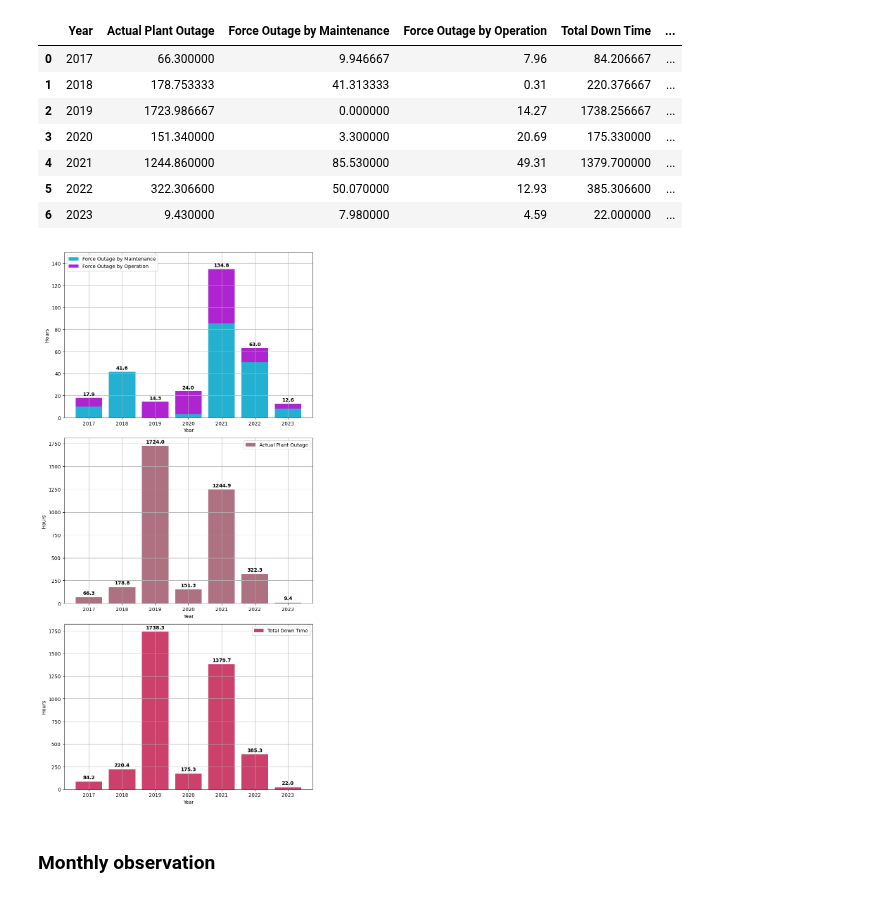
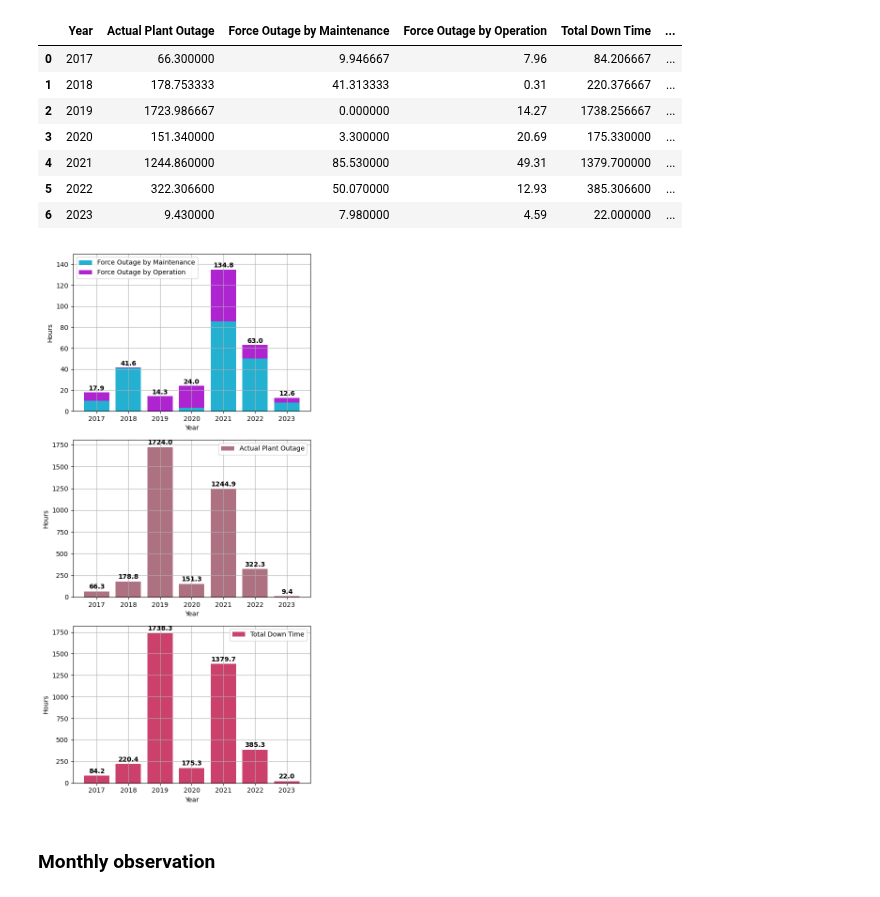
Before and after one commit to mekatronik-achmadi/Predict-CBM, a Jupyter notebook: Vale/Docs/DataPA/pa_data_analysis.ipynb, the cells around one changed output. Drawn from its saved outputs; the diff is of its cells as text; code cells hidden in the pictures.

```diff
--- a/Vale/Docs/DataPA/pa_data_analysis.ipynb
+++ b/Vale/Docs/DataPA/pa_data_analysis.ipynb
@@ -197,7 +197,7 @@ df_data_resume
 | 6 | 2023 | 9.430000 | 7.980000 | 4.59 | 22.000000 | ... |
 # %%
 # create the plot
-fig = plt.figure(figsize=(8, 16))
+fig = plt.figure(figsize=(6, 12))
 
 # first axis
 ax = fig.add_subplot(311)
@@ -245,34 +245,34 @@ for i, total in enumerate(totals):
     ax2.text(totals.index[i], total+y_offset, round(total,1), ha='center', weight='bold')
 ax2.set_xlabel("Year")
 ax2.set_ylabel("Hours")
 
 ax2.legend()
 ax2.grid()
 
 # third axis
 ax3 = fig.add_subplot(313)
 
 barData = df_data_resume['Total Down Time']
 totals = barData
 colors = ['#cb416b']
 bottom = np.zeros(len(barData))
 
 x = df_data_resume['Year']
 
 ax3.bar(x, barData, label='Total Down Time', color=colors[0])
 
 y_offset = 30
 for i, total in enumerate(totals):
     ax3.text(totals.index[i], total+y_offset, round(total,1), ha='center', weight='bold')
 ax3.set_xlabel("Year")
 ax3.set_ylabel("Hours")
 
 ax3.legend()
 ax3.grid()
 
 fig.tight_layout()
 # %% [output]
-[figure, old version]
+[figure, new version]
 # %% [markdown]
 ### Monthly observation
 # %%
```
Also changed, not shown: parts of 1 cell of this notebook, 2 other files.
